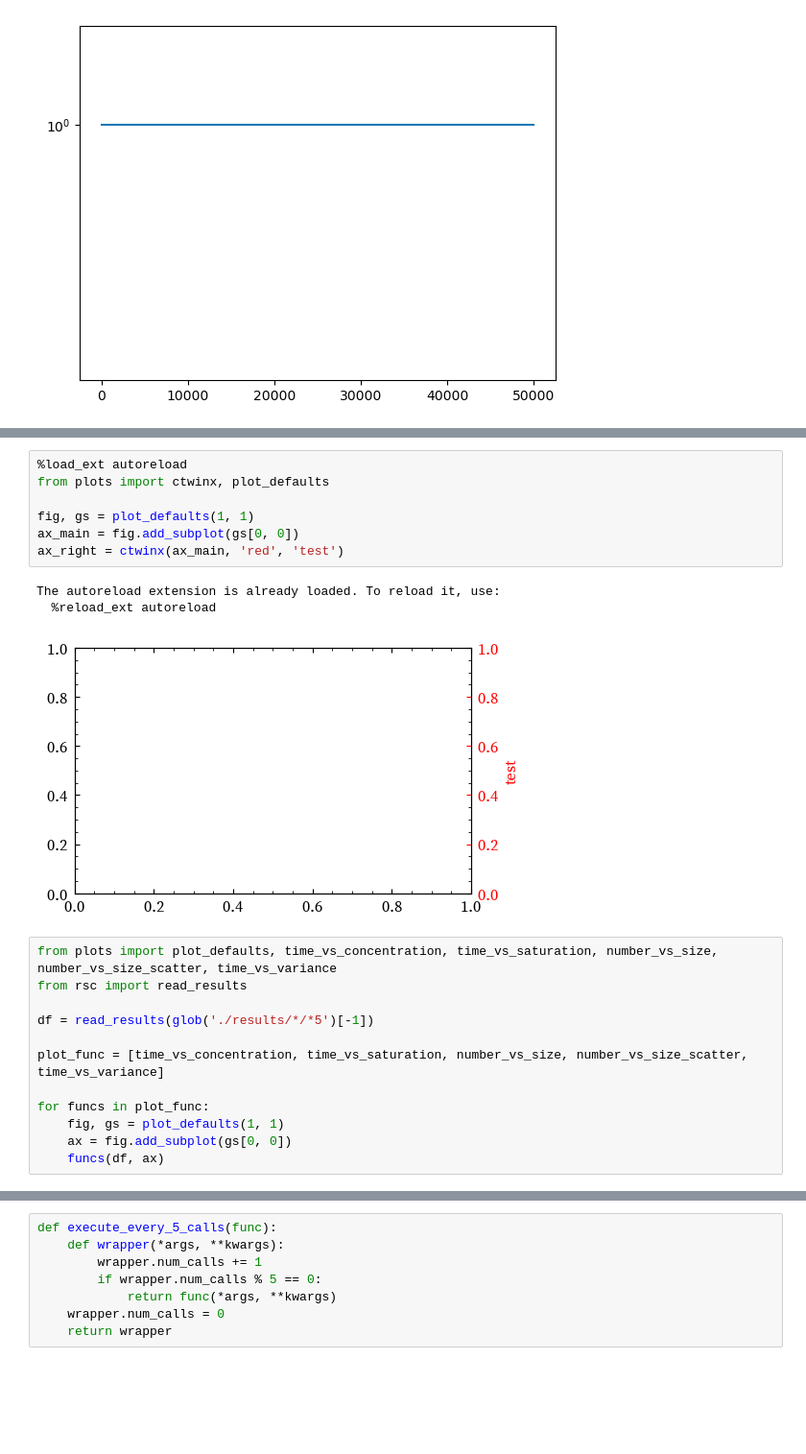
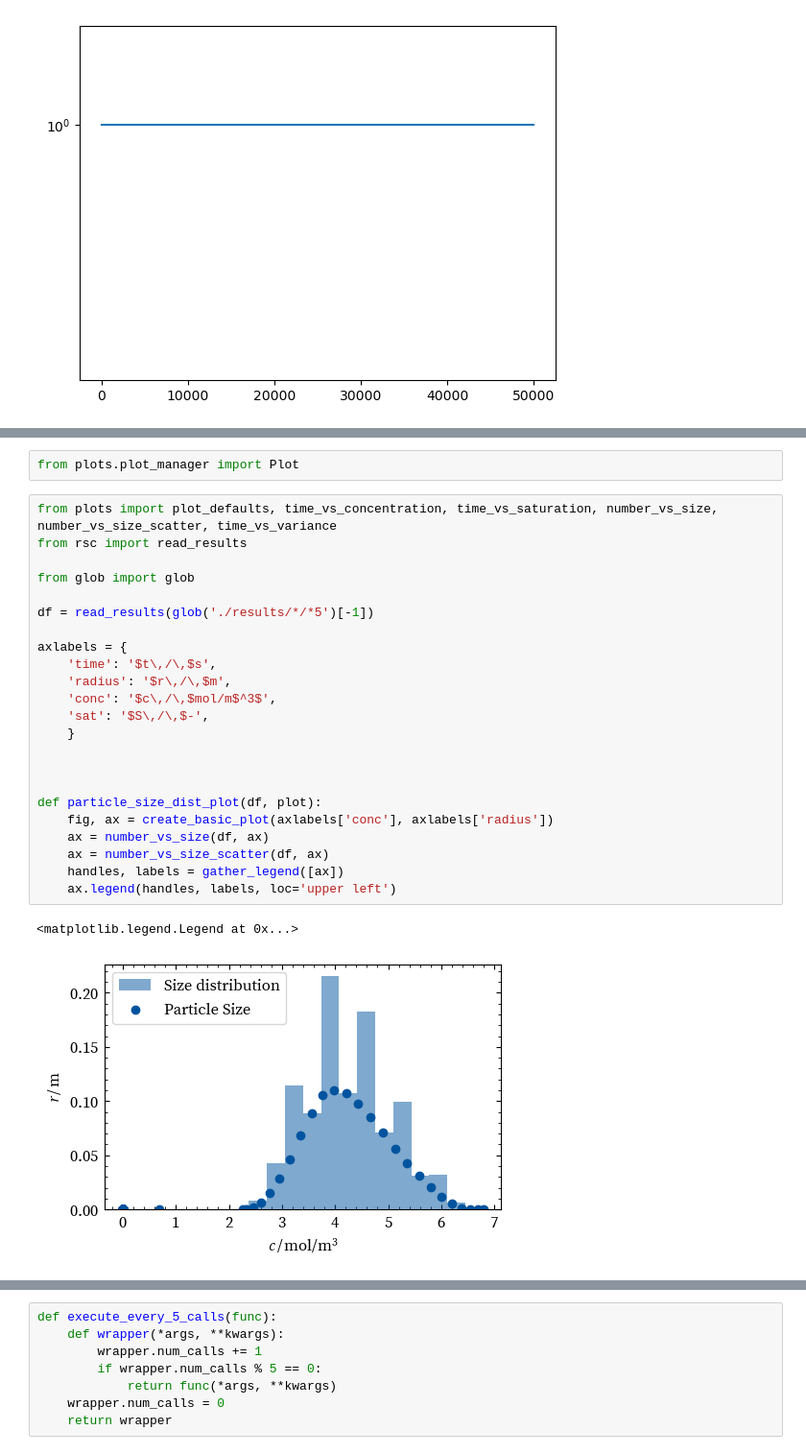
Before and after one commit to BenjaminMD/nifty-nucleation, a Jupyter notebook: Demonstration.ipynb, the cells around one changed output, grey strips where cells are left out. Shown at 96% size. Saved outputs shown, nothing was run; the diff lists cells and outputs as text; blank space fills up the shorter version.

```diff
--- a/Demonstration.ipynb
+++ b/Demonstration.ipynb
@@ -90,23 +110,28 @@ NameError: name 'gather_legend' is not defined
-# %%
-%load_ext autoreload
-from plots import ctwinx, plot_defaults
-
-fig, gs = plot_defaults(1, 1)
-ax_main = fig.add_subplot(gs[0, 0])
-ax_right = ctwinx(ax_main, 'red', 'test')
-# %% [output]
-The autoreload extension is already loaded. To reload it, use:
-  %reload_ext autoreload
-[figure, removed]
-# %%
-from plots import plot_defaults, time_vs_concentration, time_vs_saturation, number_vs_size, number_vs_size_scatter, time_vs_variance
-from rsc import read_results
-
-df = read_results(glob('./results/*/*5')[-1])
-
-plot_func = [time_vs_concentration, time_vs_saturation, number_vs_size, number_vs_size_scatter, time_vs_variance]
-
-for funcs in plot_func:
-    fig, gs = plot_defaults(1, 1)
-    ax = fig.add_subplot(gs[0, 0])
-    funcs(df, ax)
+# %%
+from plots.plot_manager import Plot
+# %%
+from plots import plot_defaults, time_vs_concentration, time_vs_saturation, number_vs_size, number_vs_size_scatter, time_vs_variance
+from rsc import read_results
+
+from glob import glob
+
+df = read_results(glob('./results/*/*5')[-1])
+
+axlabels = {
+    'time': '$t\,/\,$s',
+    'radius': '$r\,/\,$m',
+    'conc': '$c\,/\,$mol/m$^3$',
+    'sat': '$S\,/\,$-',
+    }
+
+
+
+def particle_size_dist_plot(df, plot):
+    fig, ax = create_basic_plot(axlabels['conc'], axlabels['radius'])
+    ax = number_vs_size(df, ax)
+    ax = number_vs_size_scatter(df, ax)
+    handles, labels = gather_legend([ax])
+    ax.legend(handles, labels, loc='upper left')
+# %% [output]
+<matplotlib.legend.Legend at 0x...>
+[figure, added]
```
Also changed, not shown: parts of 4 cells of this notebook, 7 other files.
